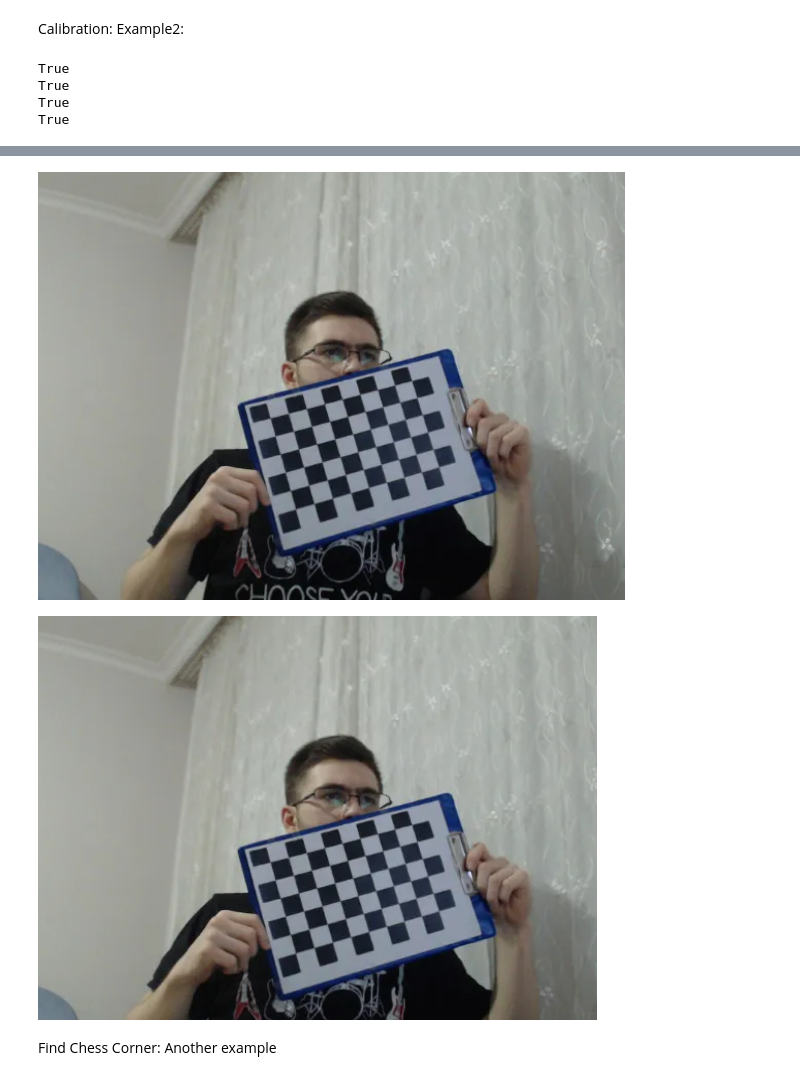
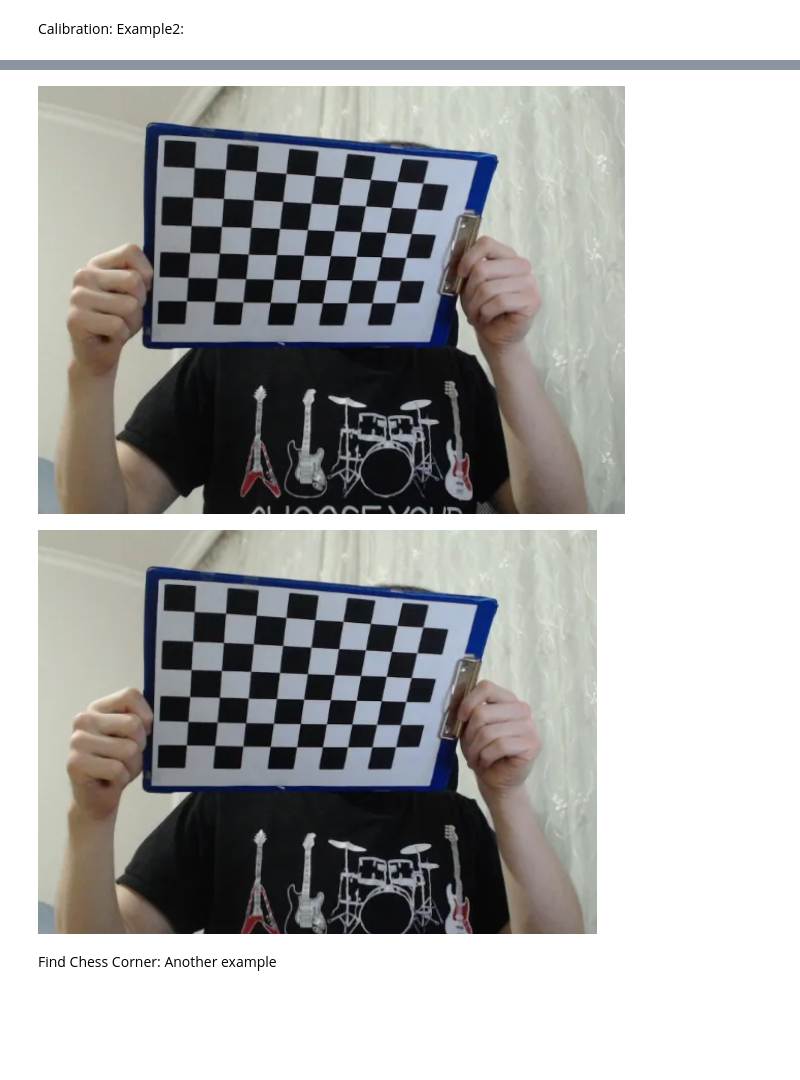
Before and after one commit to mobarakol/computer_vision_tutorial, a Jupyter notebook: camera_calibration.ipynb, the cells around one changed output, grey strips where cells are left out. Cells and saved outputs as stored; diff of their text form; code cells hidden in the pictures; blank space fills up the shorter version.

```diff
--- a/camera_calibration.ipynb
+++ b/camera_calibration.ipynb
@@ -98,40 +125,36 @@ for fname in images:
     if ret == True:
         objpoints.append(objp)
         corners2 = cv.cornerSubPix(gray,corners, (11,11), (-1,-1), criteria)
         imgpoints.append(corners2)
         # Draw and display the corners
         cv.drawChessboardCorners(img, (6,9), corners2, ret)
         # cv2_imshow(img)
 
 cv2_imshow(img)
 ret, mtx, dist, rvecs, tvecs = cv.calibrateCamera(objpoints, imgpoints, gray.shape[::-1], None, None)
 
-img = cv.imread('calib_images/4.png')
+img = cv.imread('calib_images/3.png')
 h,  w = img.shape[:2]
 newcameramtx, roi = cv.getOptimalNewCameraMatrix(mtx, dist, (w,h), 1, (w,h))
 
 # undistort
 dst = cv.undistort(img, mtx, dist, None, newcameramtx)
 # crop the image
 x, y, w, h = roi
 dst = dst[y:y+h, x:x+w]
 cv2_imshow(dst)
 
 # undistort
 mapx, mapy = cv.initUndistortRectifyMap(mtx, dist, None, newcameramtx, (w,h), 5)
 dst = cv.remap(img, mapx, mapy, cv.INTER_LINEAR)
 # crop the image
 x, y, w, h = roi
 dst = dst[y:y+h, x:x+w]
 cv2_imshow(dst)
 # %% [output]
-True
-True
-True
-True
 [figure]
-[figure, old version]
+[figure, new version]
-[figure, old version]
+[figure, new version]
 # %% [markdown]
 Find Chess Corner: Another example
 # %%
```
Also changed, not shown: parts of 2 cells of this notebook.
